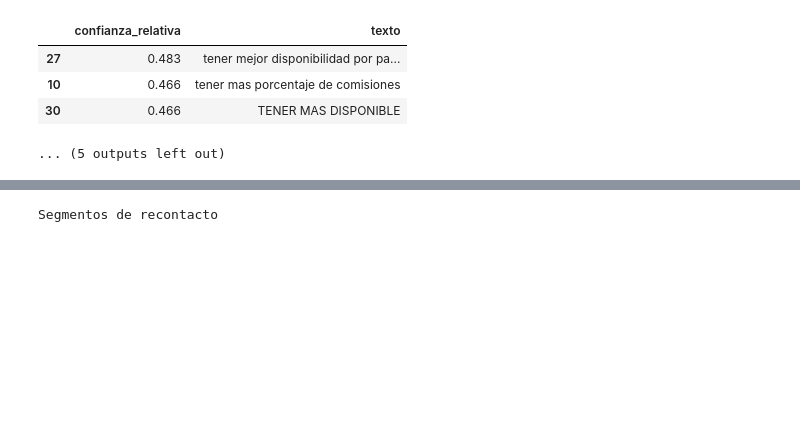
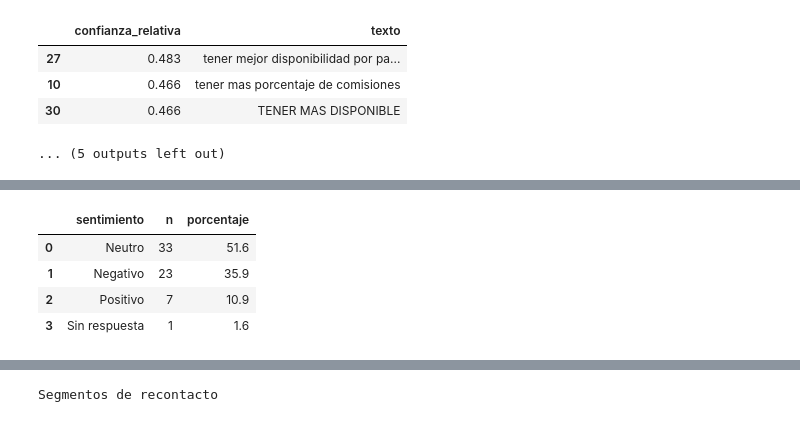
Before and after one commit to marifercc/cvv-encuestas-distribuidoras, a Jupyter notebook: notebooks/01_diagnostico_datos.ipynb, the cells around one changed output, grey strips where cells are left out. Drawn from its saved outputs; the diff is of its cells as text; code cells hidden in the pictures; blank space fills up the shorter version.

```diff
--- a/notebooks/01_diagnostico_datos.ipynb
+++ b/notebooks/01_diagnostico_datos.ipynb
@@ -637,0 +644,93 @@ Tema 1
+# %%
+import re
+
+LEXICON_POSITIVO = {
+    "bien", "buen", "buena", "buenas", "buenos", "excelente", "rapido", "rápido", "rapida", "rápida",
+    "rapidez", "facil", "fácil", "facilidad", "facilidades", "amable", "amables", "amabilidad",
+    "atento", "atenta", "atentos", "atentas", "confianza", "confiable", "confiables", "comodo", "cómodo",
+    "comoda", "cómoda", "comodidad", "comodidades", "beneficio", "beneficios", "premio", "premios",
+    "regalo", "regalos", "bonificacion", "bonificación", "bonificaciones", "gusta", "gusto", "gustan",
+    "solucion", "solución", "soluciones", "accesible", "accesibles", "cordialidad", "paciencia",
+    "apoyo", "apoyan", "apoya", "respeta", "respetando", "cumplen", "cumplan", "ganancia",
+    "diversidad", "flexibilidad", "fluye", "practico", "práctico",
+    "interesa", "interesan", "intereso", "interesado", "interesada",
+    "atiende", "atienden", "atendido", "atendida", "facilita", "facilitan",
+}
+
+LEXICON_NEGATIVO = {
+    "mal", "mala", "malas", "malos", "problema", "problemas", "grosera", "grosero",
+    "despota", "déspota", "despotas", "déspotas", "estresada", "estresado", "temor", "miedo", "teme",
+    "arriesgar", "arriesga", "cerrar", "saturar", "saturarse", "retardo", "retardos", "atraso", "atrasos",
+    "finiquitar", "corto", "elevado", "elevados", "presionada", "presionado", "desinteres", "desinterés",
+}
+
+NEGACIONES = {"no", "nunca", "sin", "ni", "tampoco", "falta", "carece"}
+VENTANA_NEGACION = 3
+
+# Errores de escritura puntuales que si cambian el resultado del puntaje (ver nota arriba:
+# la correccion automatica/difusa se descarto por ser mas riesgosa que util en este corpus).
+CORRECCIONES = {
+    "traso": "atraso",        # "SE TRASO CON PAGOS" -> se atraso con pagos
+    "antienden": "atienden",  # "antienden bien" -> atienden bien
+}
+
+
+def normalizar_ortografia(texto):
+    palabras = str(texto).split()
+    return " ".join(CORRECCIONES.get(palabra.lower().strip(".,;"), palabra) for palabra in palabras)
+
+
+def puntuar_sentimiento(texto):
+    """Puntaje simple por palabras clave con negación de ventana corta (ver secc. 8 para el mismo enfoque)."""
+    if pd.isna(texto) or not str(texto).strip():
+        return pd.NA, "Sin respuesta"
+    texto = normalizar_ortografia(texto)
+    clausulas = re.split(r"[.,;]|\by\b", texto.lower())
+    puntaje = 0
+    palabras_detectadas = 0
+    for clausula in clausulas:
+        tokens = re.findall(r"[a-záéíóúñ]+", clausula)
+        for indice, token in enumerate(tokens):
+            polaridad = 0
+            if token in LEXICON_POSITIVO:
+                polaridad = 1
+            elif token in LEXICON_NEGATIVO:
+                polaridad = -1
+            else:
+                continue
+            ventana = tokens[max(0, indice - VENTANA_NEGACION):indice]
+            if any(palabra in NEGACIONES for palabra in ventana):
+                polaridad *= -1
+            puntaje += polaridad
+            palabras_detectadas += 1
+    if palabras_detectadas == 0:
+        return 0, "Neutro"
+    return puntaje, ("Positivo" if puntaje > 0 else "Negativo" if puntaje < 0 else "Neutro")
+
+
+COLUMNAS_ABIERTAS = {
+    "p1_motivo": "Motivo para no colocar (P1)",
+    "p2_area_mejora": "Área de mejora (P2)",
+    "p2_fortaleza": "Fortaleza percibida (P2)",
+    "p3_gusta_competencia": "Qué le gusta de la competencia (P3)",
+    "p4_necesita_exclusiva": "Necesidad para exclusividad (P4)",
+}
+
+respuestas_sentimiento = efectivas[["id_cliente", "nombre_dv"] + list(COLUMNAS_ABIERTAS)].copy()
+
+for columna in COLUMNAS_ABIERTAS:
+    resultado = respuestas_sentimiento[columna].apply(puntuar_sentimiento)
+    respuestas_sentimiento[f"puntaje_{columna}"] = resultado.apply(lambda valor: valor[0])
+    respuestas_sentimiento[f"sentimiento_{columna}"] = resultado.apply(lambda valor: valor[1])
+
+for columna, etiqueta in COLUMNAS_ABIERTAS.items():
+    print(f"\n{etiqueta}")
+    tabla = (
+        respuestas_sentimiento[f"sentimiento_{columna}"]
+        .value_counts(dropna=False)
+        .rename_axis("sentimiento")
+        .reset_index(name="n")
+    )
+    tabla["porcentaje"] = (tabla["n"] / len(respuestas_sentimiento) * 100).round(1)
+    display(tabla)
+# %% [output]
@@ -637,0 +738,5 @@ Tema 1
+|  | sentimiento | n | porcentaje |
+| 0 | Neutro | 33 | 51.6 |
+| 1 | Negativo | 23 | 35.9 |
+| 2 | Positivo | 7 | 10.9 |
+| 3 | Sin respuesta | 1 | 1.6 |
```
Also changed, not shown: parts of 15 cells of this notebook, 5 other files.
